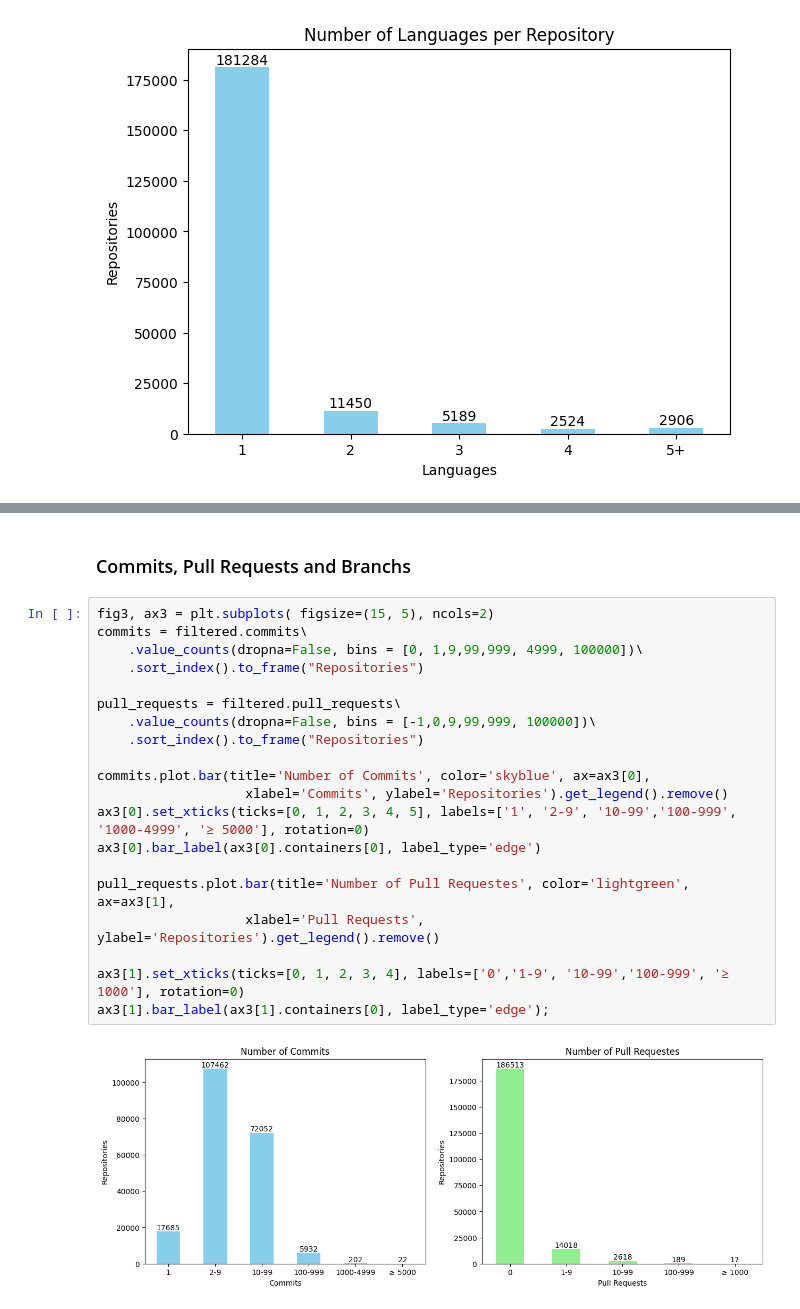
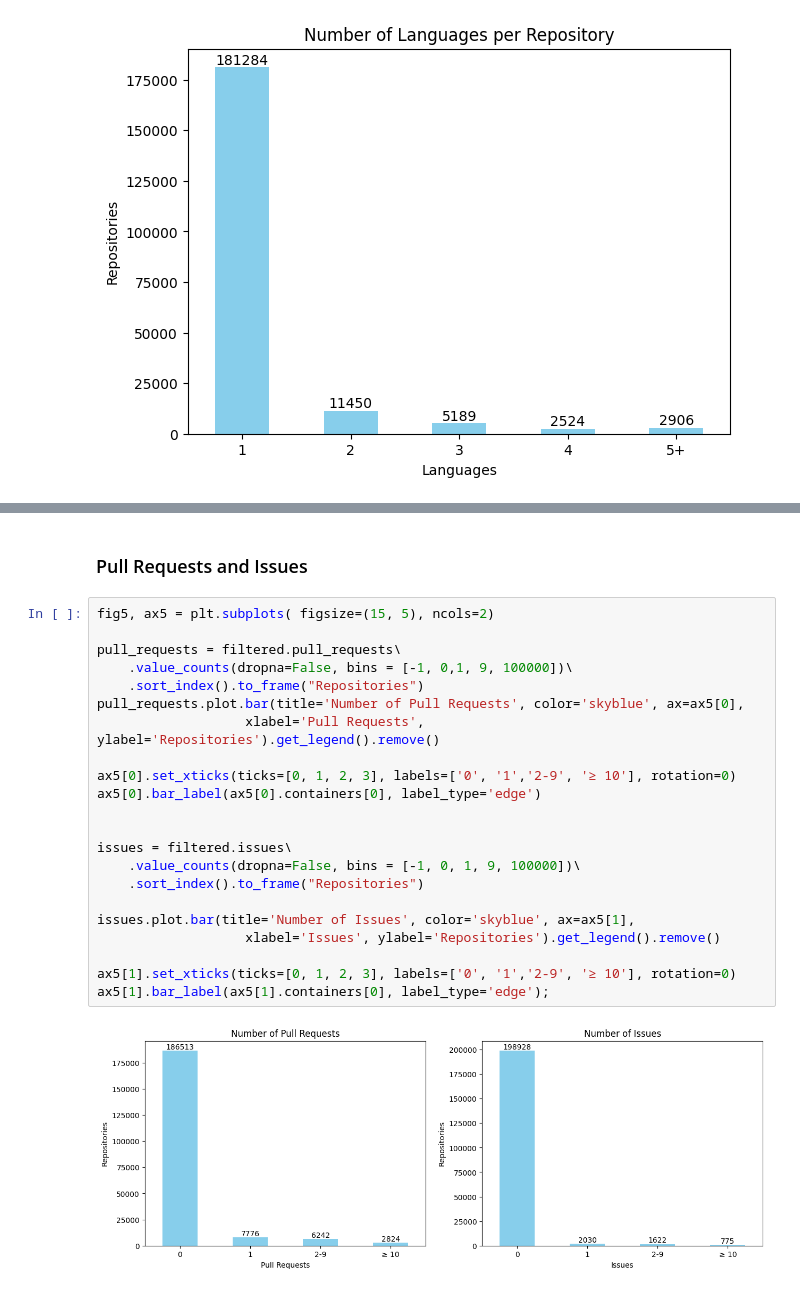
Before and after one commit to dew-uff/dsmining, a Jupyter notebook: src/analyzes/a2_filtered.ipynb, the cells around one changed output, grey strips where cells are left out. Saved outputs shown, nothing was run; the diff lists cells and outputs as text.

```diff
--- a/src/analyzes/a2_filtered.ipynb
+++ b/src/analyzes/a2_filtered.ipynb
@@ -71,24 +120,26 @@ ax2.bar_label(ax2.containers[0], label_type='edge');
 # %% [markdown]
-### Commits, Pull Requests and Branchs
+### Pull Requests and Issues
 # %%
-fig3, ax3 = plt.subplots( figsize=(15, 5), ncols=2)
-commits = filtered.commits\
-    .value_counts(dropna=False, bins = [0, 1,9,99,999, 4999, 100000])\
+fig5, ax5 = plt.subplots( figsize=(15, 5), ncols=2)
+
+pull_requests = filtered.pull_requests\
+    .value_counts(dropna=False, bins = [-1, 0,1, 9, 100000])\
+    .sort_index().to_frame("Repositories")
+pull_requests.plot.bar(title='Number of Pull Requests', color='skyblue', ax=ax5[0],
+                   xlabel='Pull Requests', ylabel='Repositories').get_legend().remove()
+
+ax5[0].set_xticks(ticks=[0, 1, 2, 3], labels=['0', '1','2-9', '≥ 10'], rotation=0)
+ax5[0].bar_label(ax5[0].containers[0], label_type='edge')
+
+
+issues = filtered.issues\
+    .value_counts(dropna=False, bins = [-1, 0, 1, 9, 100000])\
     .sort_index().to_frame("Repositories")
 
-pull_requests = filtered.pull_requests\
-    .value_counts(dropna=False, bins = [-1,0,9,99,999, 100000])\
-    .sort_index().to_frame("Repositories")
+issues.plot.bar(title='Number of Issues', color='skyblue', ax=ax5[1],
+                   xlabel='Issues', ylabel='Repositories').get_legend().remove()
 
-commits.plot.bar(title='Number of Commits', color='skyblue', ax=ax3[0],
-                   xlabel='Commits', ylabel='Repositories').get_legend().remove()
-ax3[0].set_xticks(ticks=[0, 1, 2, 3, 4, 5], labels=['1', '2-9', '10-99','100-999', '1000-4999', '≥ 5000'], rotation=0)
-ax3[0].bar_label(ax3[0].containers[0], label_type='edge')
-
-pull_requests.plot.bar(title='Number of Pull Requestes', color='lightgreen', ax=ax3[1],
-                   xlabel='Pull Requests', ylabel='Repositories').get_legend().remove()
-
-ax3[1].set_xticks(ticks=[0, 1, 2, 3, 4], labels=['0','1-9', '10-99','100-999', '≥ 1000'], rotation=0)
-ax3[1].bar_label(ax3[1].containers[0], label_type='edge');
+ax5[1].set_xticks(ticks=[0, 1, 2, 3], labels=['0', '1','2-9', '≥ 10'], rotation=0)
+ax5[1].bar_label(ax5[1].containers[0], label_type='edge');
 # %% [output]
-[figure, old version]
+[figure, new version]
```
Also changed, not shown: parts of 11 cells of this notebook, 1 other file.
